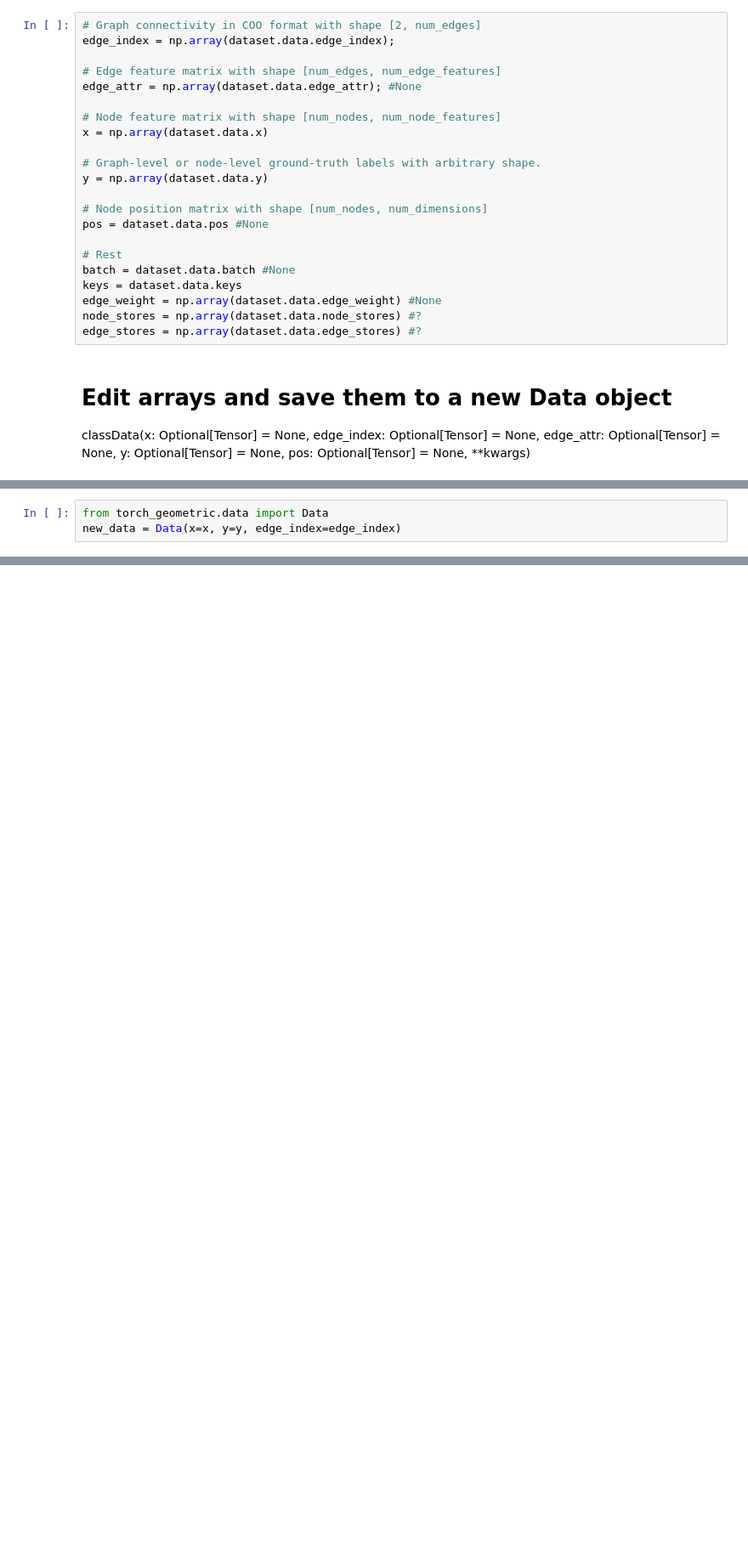
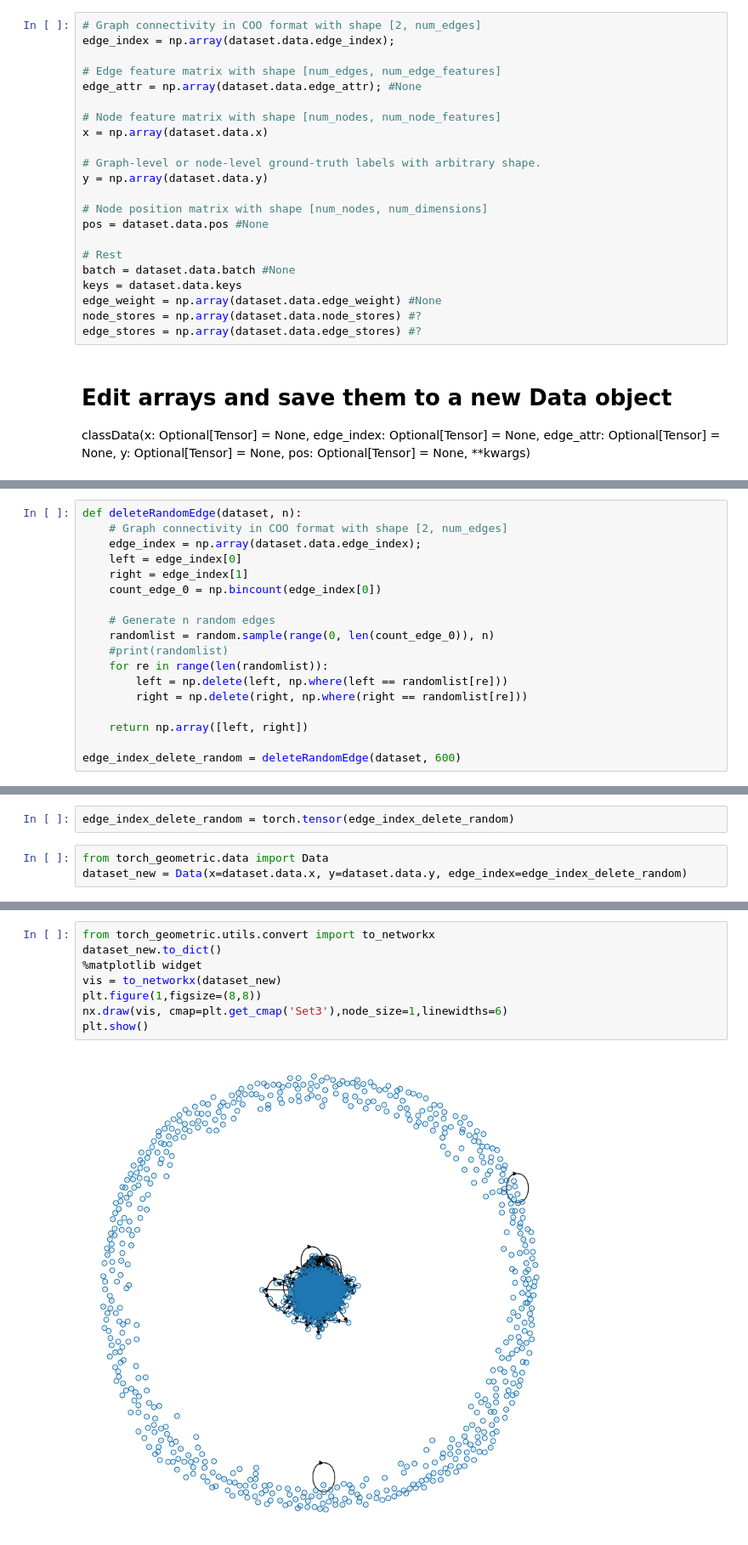
Before and after one commit to V5NEXT/GNN, a Jupyter notebook: edit_cora.ipynb, the cells around one changed output, grey strips where cells are left out. Shown at 85% size. Drawn from its saved outputs; the diff is of its cells as text; blank space fills up the shorter version.

Commit message:
edit_cora update; add random edges, delete random, delete most connected

```diff
--- a/edit_cora.ipynb
+++ b/edit_cora.ipynb
@@ -48,0 +84,18 @@ max_edge = np.max(edge_index)
+# %%
+def deleteRandomEdge(dataset, n):
+    # Graph connectivity in COO format with shape [2, num_edges]
+    edge_index = np.array(dataset.data.edge_index);
+    left = edge_index[0]
+    right = edge_index[1]
+    count_edge_0 = np.bincount(edge_index[0])
+
+    # Generate n random edges
+    randomlist = random.sample(range(0, len(count_edge_0)), n)
+    #print(randomlist)
+    for re in range(len(randomlist)):
+        left = np.delete(left, np.where(left == randomlist[re]))
+        right = np.delete(right, np.where(right == randomlist[re]))
+
+    return np.array([left, right])
+
+edge_index_delete_random = deleteRandomEdge(dataset, 600)
@@ -49,3 +124,5 @@ max_edge = np.max(edge_index)
+# %%
+edge_index_delete_random = torch.tensor(edge_index_delete_random)
 # %%
 from torch_geometric.data import Data
-new_data = Data(x=x, y=y, edge_index=edge_index)
+dataset_new = Data(x=dataset.data.x, y=dataset.data.y, edge_index=edge_index_delete_random)
@@ -54,0 +131,10 @@ AttributeError: 'GlobalStorage' object has no attribute 'data'
+# %%
+from torch_geometric.utils.convert import to_networkx
+dataset_new.to_dict()
+%matplotlib widget
+vis = to_networkx(dataset_new)
+plt.figure(1,figsize=(8,8))
+nx.draw(vis, cmap=plt.get_cmap('Set3'),node_size=1,linewidths=6)
+plt.show()
+# %% [output]
+[figure, added]
```
Also changed, not shown: parts of 7 cells of this notebook.
